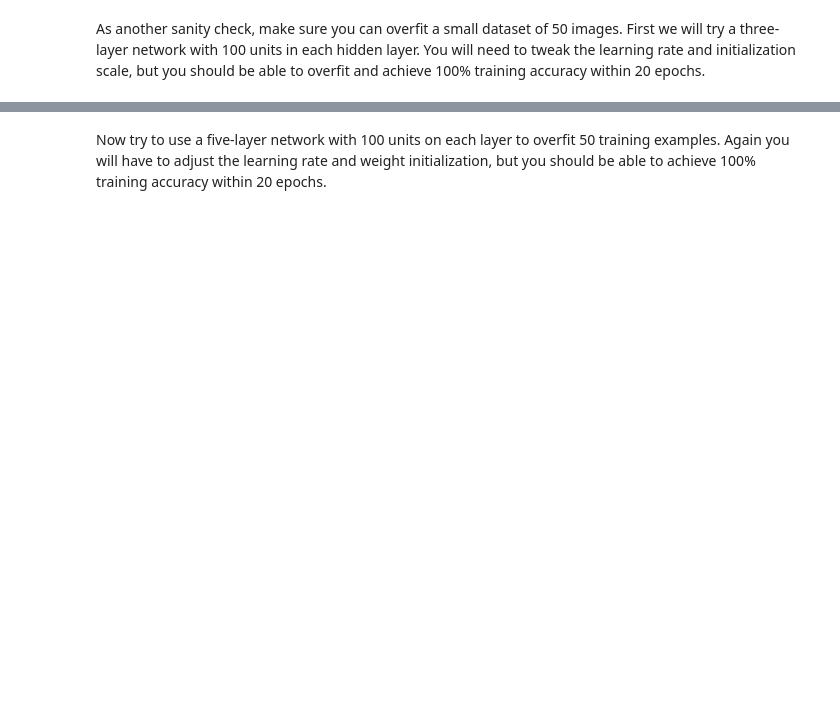
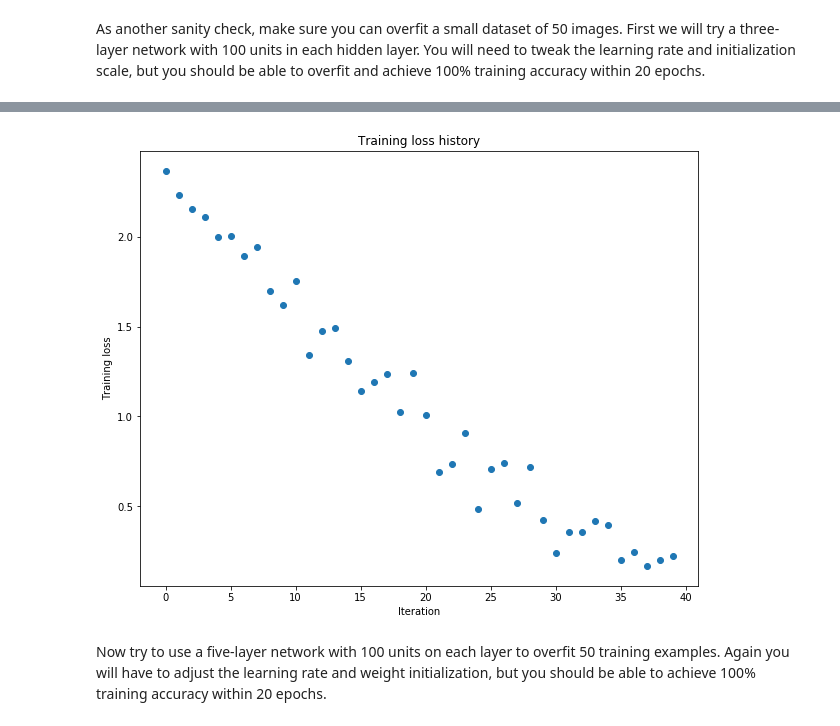
Before and after one commit to vuhonganh/stanford, a Jupyter notebook: cs231n/assignment2/FullyConnectedNets.ipynb, the cells around one changed output, grey strips where cells are left out. Saved outputs shown, nothing was run; the diff lists cells and outputs as text; code cells hidden in the pictures; blank space fills up the shorter version.

```diff
--- a/cs231n/assignment2/FullyConnectedNets.ipynb
+++ b/cs231n/assignment2/FullyConnectedNets.ipynb
@@ -408,7 +425,7 @@ small_data = {
 }
 
 weight_scale = 1e-2
-learning_rate = 1e-4
+learning_rate = 5e-3
 model = FullyConnectedNet([100, 100],
               weight_scale=weight_scale, dtype=np.float64)
 solver = Solver(model, small_data,
@@ -425,3 +442,4 @@ plt.title('Training loss history')
 plt.xlabel('Iteration')
 plt.ylabel('Training loss')
 plt.show()
+# %% [output]
@@ -428,3 +463,4 @@ plt.show()
+[figure, added]
 # %% [markdown]
 Now try to use a five-layer network with 100 units on each layer to overfit 50 training examples. Again you will have to adjust the learning rate and weight initialization, but you should be able to achieve 100% training accuracy within 20 epochs.
 # %%
```
Also changed, not shown: parts of 10 cells of this notebook, 3 other files.
